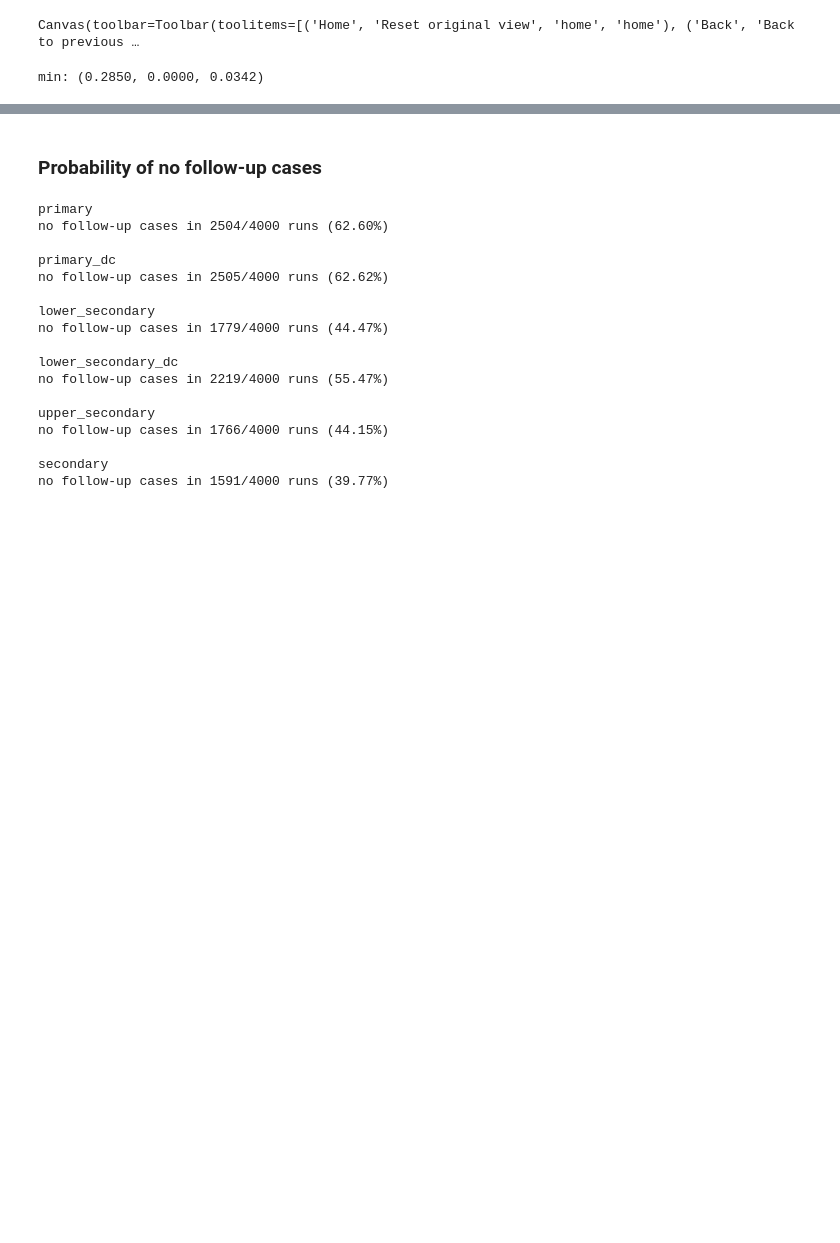
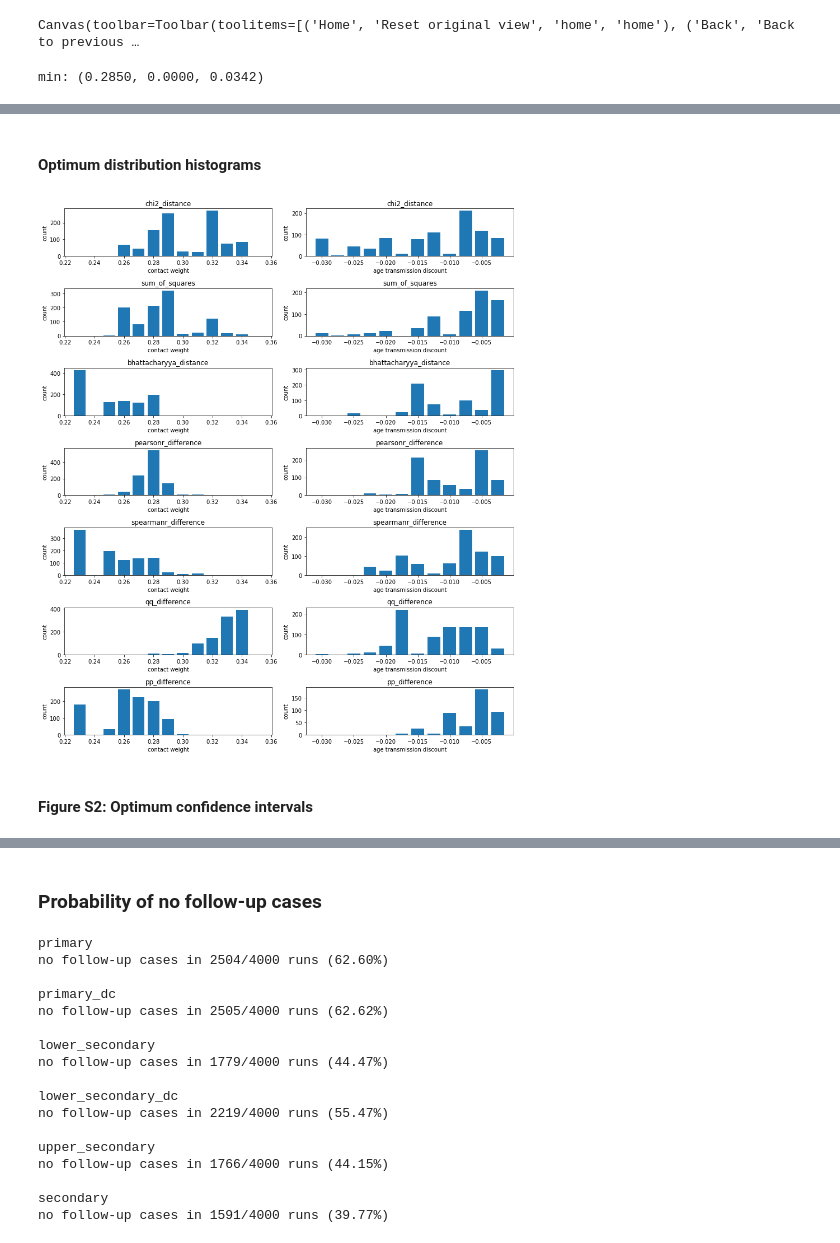
Before and after one commit to JanaLasser/school_SEIRX, a Jupyter notebook: code/calibration/calibration.ipynb, the cells around one changed output, grey strips where cells are left out. Drawn from its saved outputs; the diff is of its cells as text; code cells hidden in the pictures; blank space fills up the shorter version.

```diff
--- a/code/calibration/calibration.ipynb
+++ b/code/calibration/calibration.ipynb
@@ -744,0 +851,46 @@ min: (0.2850, 0.0000, 0.0342)
+# %%
+agg_bs_results = bs_results\
+    .groupby(['contact_weight',
+              'age_transmission_discount',
+              'bootstrap_run'])\
+    .sum()
+# %%
+opt_bs = pd.DataFrame()
+for i in range(N_bootstrap):
+    run_data = agg_bs_results.loc[:, :, i]
+    row = {'bootstrap_run':i}
+    for col in distance_cols:
+        opt = run_data.loc[\
+                run_data[col + '_total_weighted'].idxmin()].name
+        opt_contact_weight_bs = opt[0]
+        opt_age_transmission_discount_bs = opt[1]
+        row.update({
+            'contact_weight_' + col:opt_contact_weight_bs,
+            'age_transmission_discount_' + col:opt_age_transmission_discount_bs
+        })
+
+    opt_bs = opt_bs.append(row, ignore_index=True)
+# %% [markdown]
+#### Optimum distribution histograms
+# %%
+fig, axes = plt.subplots(len(distance_cols), 2,
+                         figsize=(12, 2 * len(distance_cols)))
+
+for i, col in enumerate(distance_cols):
+    ax = axes[i, :]
+    ax[0].hist(opt_bs['contact_weight_' + col], rwidth=0.8,
+                 bins=np.arange(0.23, 0.37, 0.01), align='left')
+    ax[0].set_xlabel('contact weight')
+    ax[1].hist(opt_bs['age_transmission_discount_' + col], rwidth=0.8,
+                 bins=np.arange(-0.03, 0.001, 0.0025), align='left')
+    ax[1].set_xlabel('age transmission discount')
+    for a in ax:
+        a.set_title(col)
+        a.set_ylabel('count')
+
+fig.tight_layout()
+plt.savefig('../../data/plots/calibration/distance_bootstrapping.pdf');
+# %% [output]
+[figure, added]
+# %% [markdown]
+#### Figure S2: Optimum confidence intervals
```
Also changed, not shown: parts of 17 cells of this notebook.
